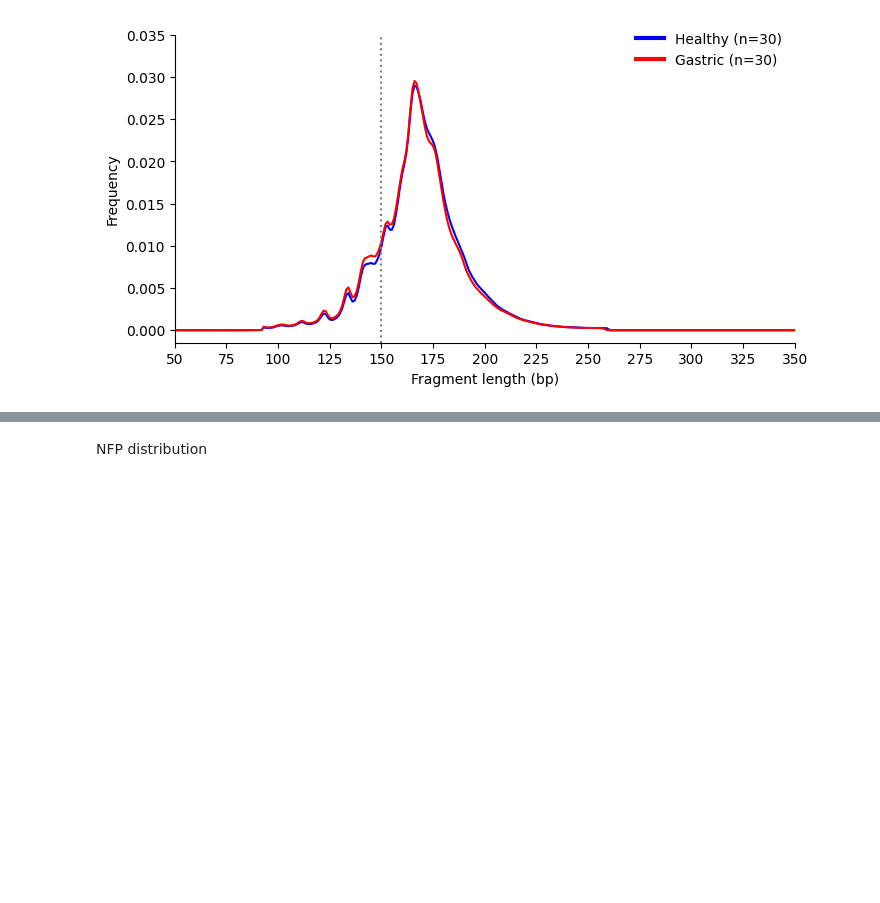
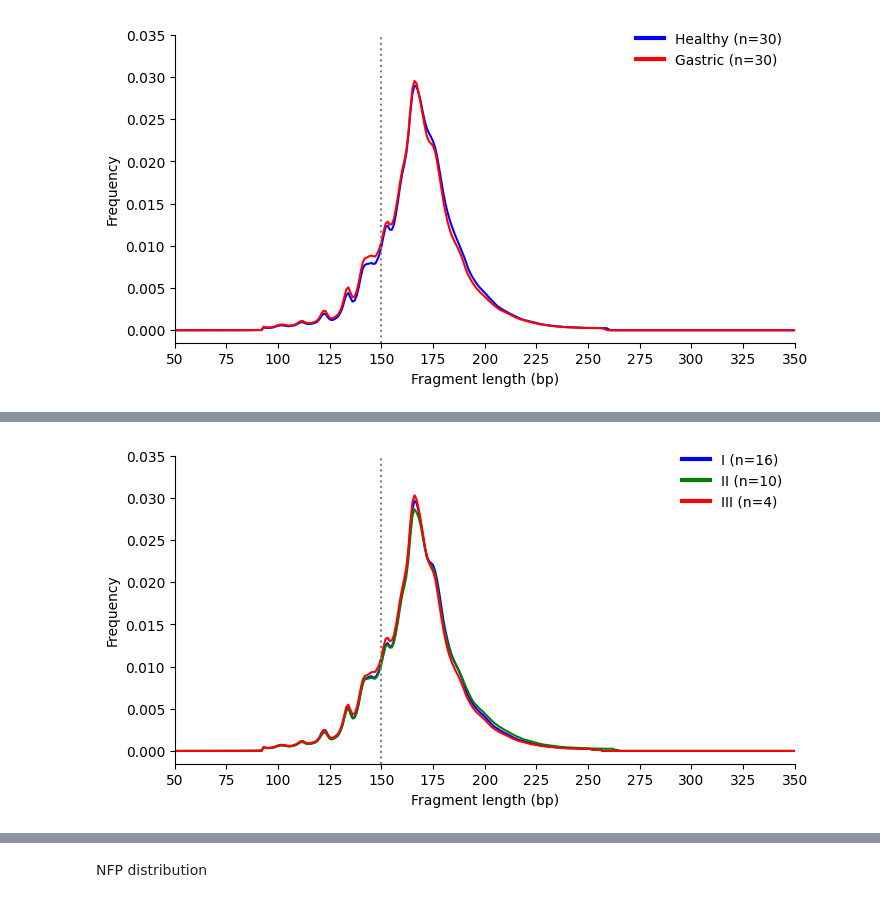
Before and after one commit to ha-dung-1085/du-an-dung-chung, a Jupyter notebook: Gastric2 - DUNG.ipynb, the cells around one changed output, grey strips where cells are left out. Drawn from its saved outputs; the diff is of its cells as text; code cells hidden in the pictures; blank space fills up the shorter version.

```diff
--- a/Gastric2 - DUNG.ipynb
+++ b/Gastric2 - DUNG.ipynb
@@ -2014,3 +2108,79 @@ plt.gca().spines['right'].set_visible(False)
 # plt.savefig('.\Figure/FLEN_50-350_distribution.png', dpi=600, bbox_inches='tight')
 # %% [output]
 [figure]
+# %%
+# 2. Lọc nhóm Gastric
+gastric_meta = meta[meta["Type"] == "Gastric"].copy()
+
+# 3. Trộn dữ liệu theo SampleID
+merged = pd.merge(flen, gastric_meta, on="SampleID", how="inner")
+
+# 👉 3B. Hiển thị bảng dữ liệu sau trộn (in 5 dòng đầu)
+print("📄 Bảng dữ liệu sau khi trộn:")
+print(merged.head())  # hoặc dùng merged.to_csv("merged_gastric.csv", index=False) để lưu
+
+# 4. Phân loại giai đoạn TNM thành I, II, III
+def map_stage(stage):
+    if stage in ["Ia", "Ib", "IA", "IB"]:
+        return "I"
+    elif stage in ["IIa", "IIb", "IIA", "IIB"]:
+        return "II"
+    elif stage in ["IIIa", "IIIb", "IIIc", "IIIA", "IIIB", "IIIC"]:
+        return "III"
+    else:
+        return None
+
+merged["Giai đoạn nhóm"] = merged["Giai đoạn theo TNM"].apply(map_stage)
+merged = merged.dropna(subset=["Giai đoạn nhóm"])
+
+print("\n🔍 Số mẫu trong mỗi giai đoạn:")
+print(merged["Giai đoạn nhóm"].value_counts())
+
+G={
+    'I':'b',
+    'II':'g',
+    'III':'r'
+    }
+
+# Tạo bảng thống kê trung vị theo từng giai đoạn và chiều dài phân mảnh
+flen_cols = [col for col in flen.columns if col != "SampleID"]
+flen_long = merged.melt(id_vars=["SampleID", "Giai đoạn nhóm"], value_vars=flen_cols,
+                        var_name="Fragment Length (bp)", value_name="Tần suất")
+flen_long["Fragment Length (bp)"] = flen_long["Fragment Length (bp)"].astype(int)
+
+# Tính trung vị theo fragment length và giai đoạn
+stats_fea = {}
+stats_fea['FLEN'] = flen_long.groupby(["Fragment Length (bp)", "Giai đoạn nhóm"])["Tần suất"].median().unstack()
+
+# Gán SAMPLES để lấy số mẫu từng giai đoạn (nếu cần trong chú thích)
+SAMPLES = merged.groupby("Giai đoạn nhóm")["SampleID"].nunique().to_dict()
+
+plt.figure(figsize=(8,4))
+custom_lines=[]
+x=np.arange(100,251,1)
+x=np.arange(50,351,1)
+
+for g in list(G.keys()):
+    #y1=stats_fea['FLEN']['Median of '+g]
+    y1 = stats_fea['FLEN'][g]
+    sb.lineplot(x=x,y=y1,color=G[g],lw=1.5)
+    custom_lines += [Line2D([0], [0], color=G[g], lw=3)]
+
+plt.axvline(x=150, color='gray', label='axvline - full height',ls=':')
+tys = [
+    'I (n=' + str(SAMPLES['I']) + ')',
+    'II (n=' + str(SAMPLES['II']) + ')',
+    'III (n=' + str(SAMPLES['III']) + ')'
+]
+plt.legend(custom_lines,tys,bbox_to_anchor=(1, 1.05),frameon=False)
+plt.ylabel('Frequency')
+plt.xlabel('Fragment length (bp)')
+plt.xticks(np.arange(100,275,25))
+plt.xlim(50,350)
+plt.xticks(np.arange(50,375,25))
+plt.yticks(np.arange(0,0.04,0.005))
+#plt.title('Fragment length distribution')
+plt.gca().spines['top'].set_visible(False)
+plt.gca().spines['right'].set_visible(False)
+# plt.savefig('.\Figure/FLEN_50-350_distribution.png', dpi=600, bbox_inches='tight')
+# %% [output]
@@ -2017,3 +2204,4 @@ plt.gca().spines['right'].set_visible(False)
+[figure, added]
 # %%
 #G2={
 #    'Healthy':'blue',
```
Also changed, not shown: parts of 7 cells of this notebook, 3 other files.
